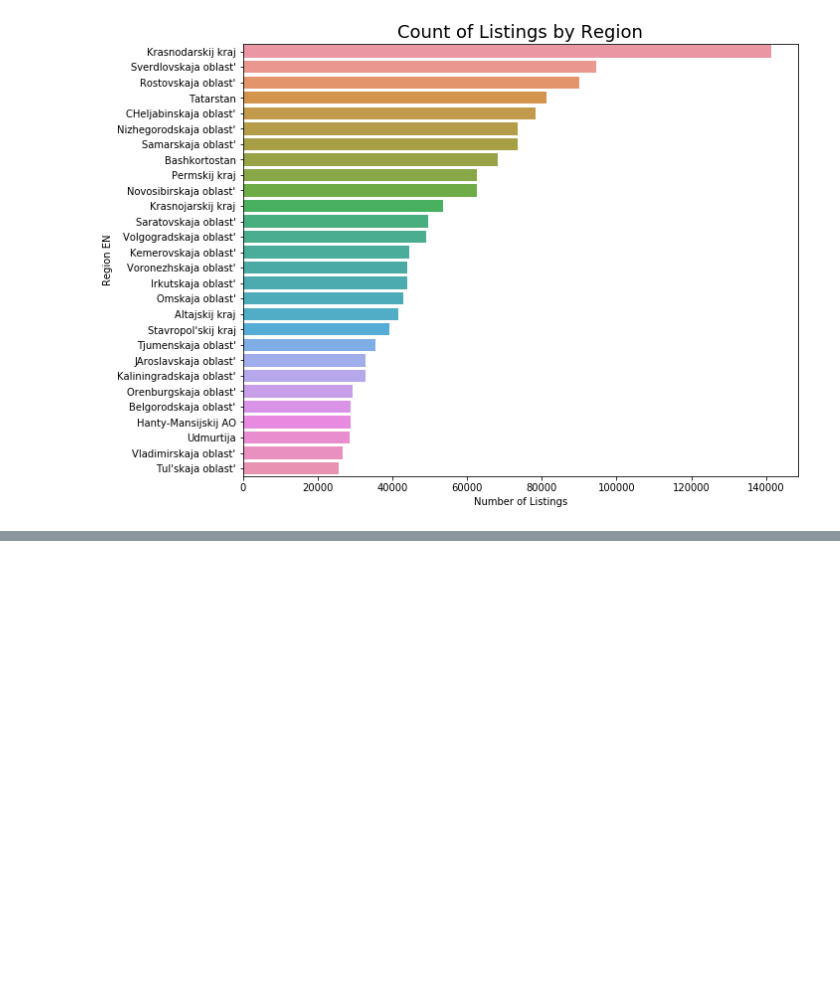
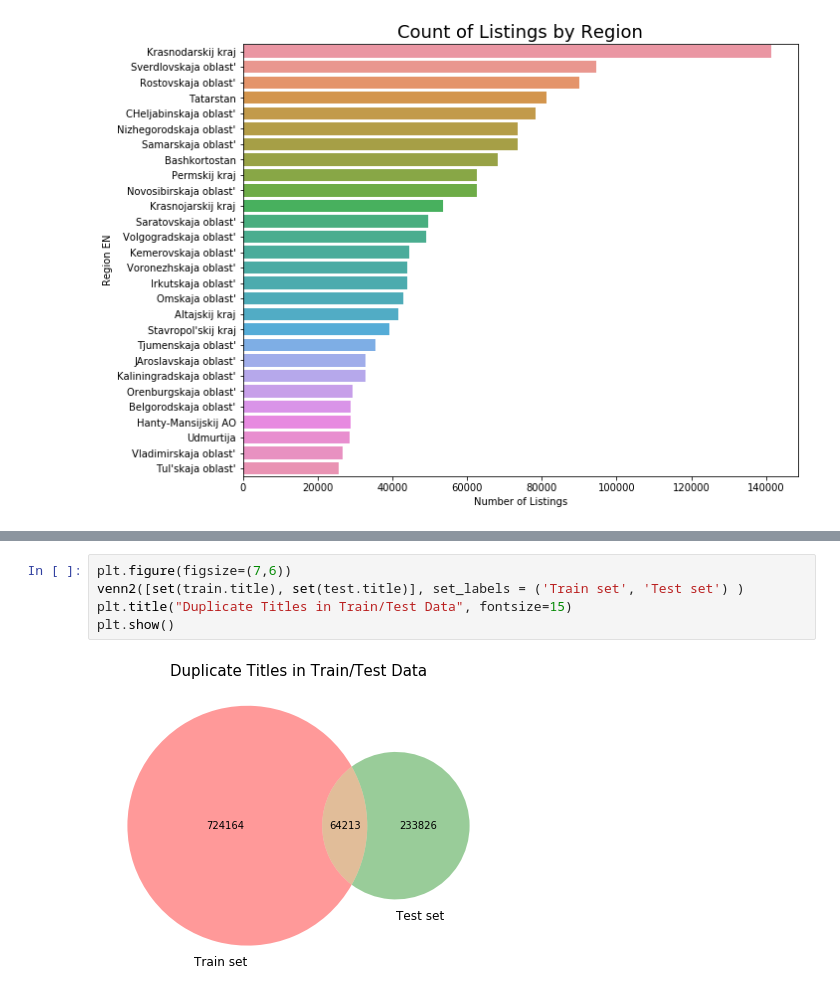
Before and after one commit to MiguelNiblock/Deep-NLP_Predicting-Ad-Demand, a Jupyter notebook: Proposal and EDA.ipynb, the cells around one changed output, grey strips where cells are left out. Saved outputs shown, nothing was run; the diff lists cells and outputs as text; blank space fills up the shorter version.

```diff
--- a/Proposal and EDA.ipynb
+++ b/Proposal and EDA.ipynb
@@ -147,0 +173,7 @@ plt.show()
+# %%
+plt.figure(figsize=(7,6))
+venn2([set(train.title), set(test.title)], set_labels = ('Train set', 'Test set') )
+plt.title("Duplicate Titles in Train/Test Data", fontsize=15)
+plt.show()
+# %% [output]
+[figure, added]
```
Also changed, not shown: parts of 5 cells of this notebook.
